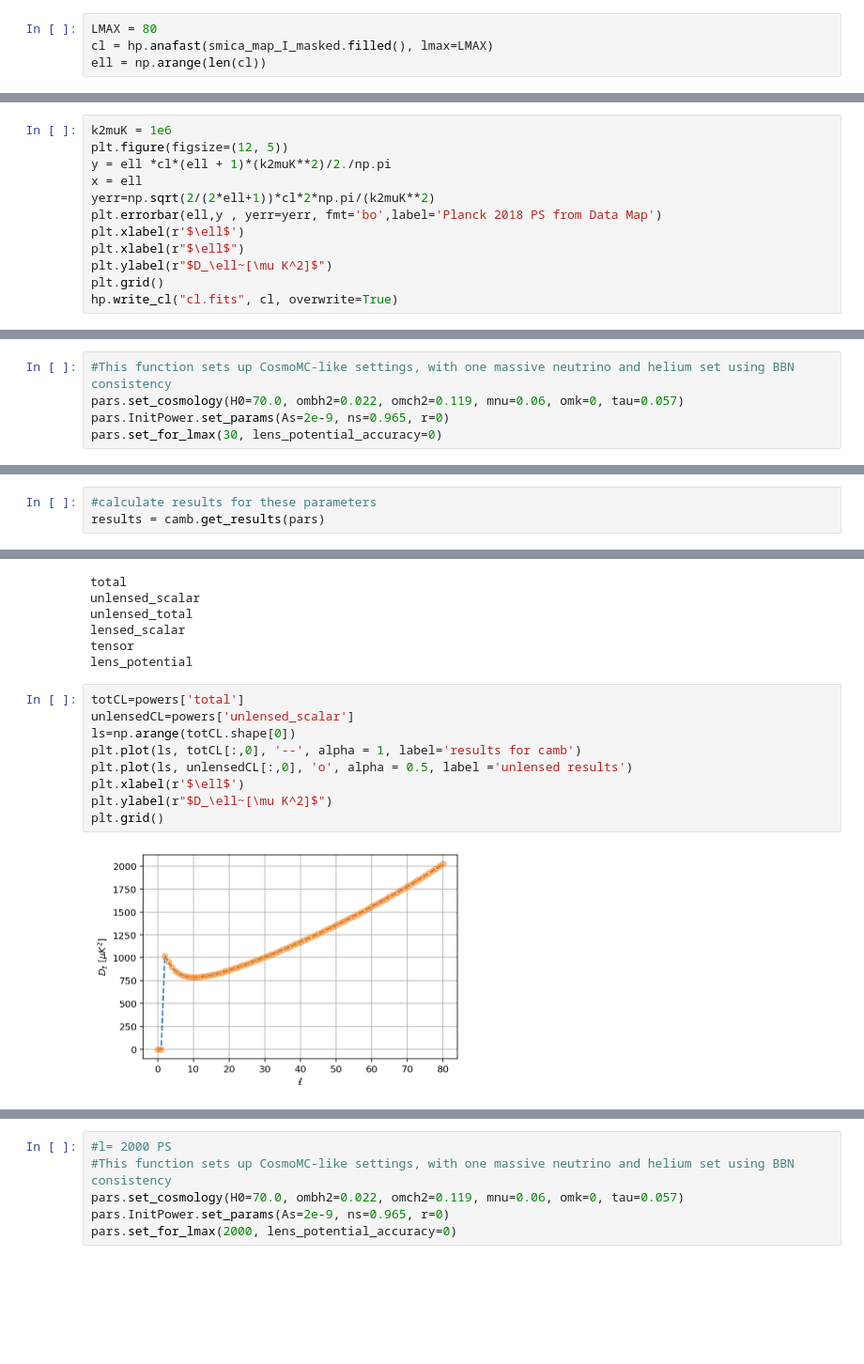
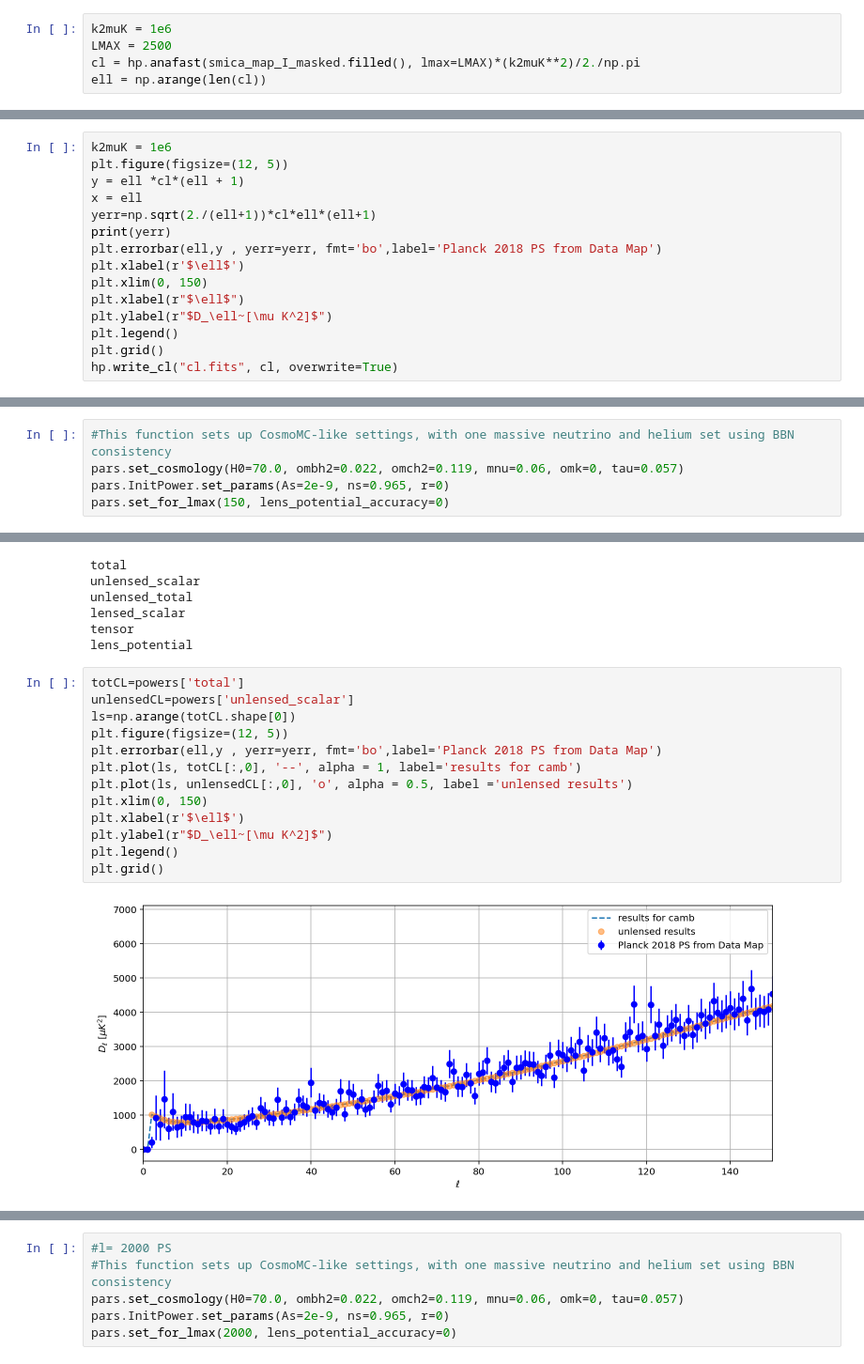
Before and after one commit to Augustocmb/Cls, a Jupyter notebook: graficocon mascara (4).ipynb, the cells around one changed output, grey strips where cells are left out. Shown at 94% size. Cells and saved outputs as stored; diff of their text form; blank space fills up the shorter version.

Commit message:
Add files via upload
In this python notebook  I've modified the code to plot the cmb power spectrum obtained by camb and planck mpas at low l with error bars

```diff
--- a/graficocon mascara (4).ipynb
+++ b/graficocon mascara (4).ipynb
@@ -45,5 +48,6 @@ hp.write_cl("cl.fits", cl, overwrite=True)
 # %%
-LMAX = 80
-cl = hp.anafast(smica_map_I_masked.filled(), lmax=LMAX)
+k2muK = 1e6
+LMAX = 2500
+cl = hp.anafast(smica_map_I_masked.filled(), lmax=LMAX)*(k2muK**2)/2./np.pi
 ell = np.arange(len(cl))
 # %%
@@ -58,13 +58,16 @@ hp.write_cl("cl.fits", cl, overwrite=True)
 # %%
 k2muK = 1e6
 plt.figure(figsize=(12, 5))
-y = ell *cl*(ell + 1)*(k2muK**2)/2./np.pi
+y = ell *cl*(ell + 1)
 x = ell
-yerr=np.sqrt(2/(2*ell+1))*cl*2*np.pi/(k2muK**2)
+yerr=np.sqrt(2./(ell+1))*cl*ell*(ell+1)
+print(yerr)
 plt.errorbar(ell,y , yerr=yerr, fmt='bo',label='Planck 2018 PS from Data Map')
 plt.xlabel(r'$\ell$')
+plt.xlim(0, 150)
 plt.xlabel(r"$\ell$")
 plt.ylabel(r"$D_\ell~[\mu K^2]$")
+plt.legend()
 plt.grid()
 hp.write_cl("cl.fits", cl, overwrite=True)
 # %% [output]
@@ -89,7 +94,7 @@ pars = camb.CAMBparams()
 #This function sets up CosmoMC-like settings, with one massive neutrino and helium set using BBN consistency
 pars.set_cosmology(H0=70.0, ombh2=0.022, omch2=0.119, mnu=0.06, omk=0, tau=0.057)
 pars.InitPower.set_params(As=2e-9, ns=0.965, r=0)
-pars.set_for_lmax(30, lens_potential_accuracy=0)
+pars.set_for_lmax(150, lens_potential_accuracy=0)
 # %% [output]
 class: <CAMBparams>
  WantCls = True
@@ -111,9 +116,6 @@ class: <CAMBparams>
 # %%
 #calculate results for these parameters
 results = camb.get_results(pars)
-# %%
-#calculate results for these parameters
-results = camb.get_results(pars)
 # %%
 #get dictionary of CAMB power spectra
 powers =results.get_cmb_power_spectra(pars, CMB_unit='muK')
@@ -128,11 +130,15 @@ lens_potential
 # %%
 totCL=powers['total']
 unlensedCL=powers['unlensed_scalar']
 ls=np.arange(totCL.shape[0])
+plt.figure(figsize=(12, 5))
+plt.errorbar(ell,y , yerr=yerr, fmt='bo',label='Planck 2018 PS from Data Map')
 plt.plot(ls, totCL[:,0], '--', alpha = 1, label='results for camb')
 plt.plot(ls, unlensedCL[:,0], 'o', alpha = 0.5, label ='unlensed results')
+plt.xlim(0, 150)
 plt.xlabel(r'$\ell$')
 plt.ylabel(r"$D_\ell~[\mu K^2]$")
+plt.legend()
 plt.grid()
 # %% [output]
-[figure, old version]
+[figure, new version]
```
Also changed, not shown: parts of 16 cells of this notebook.
